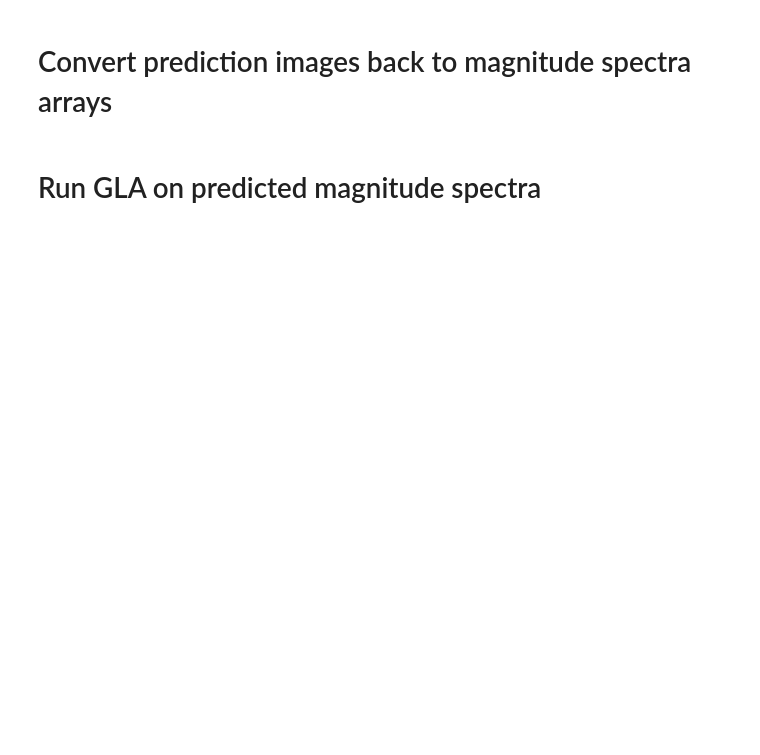
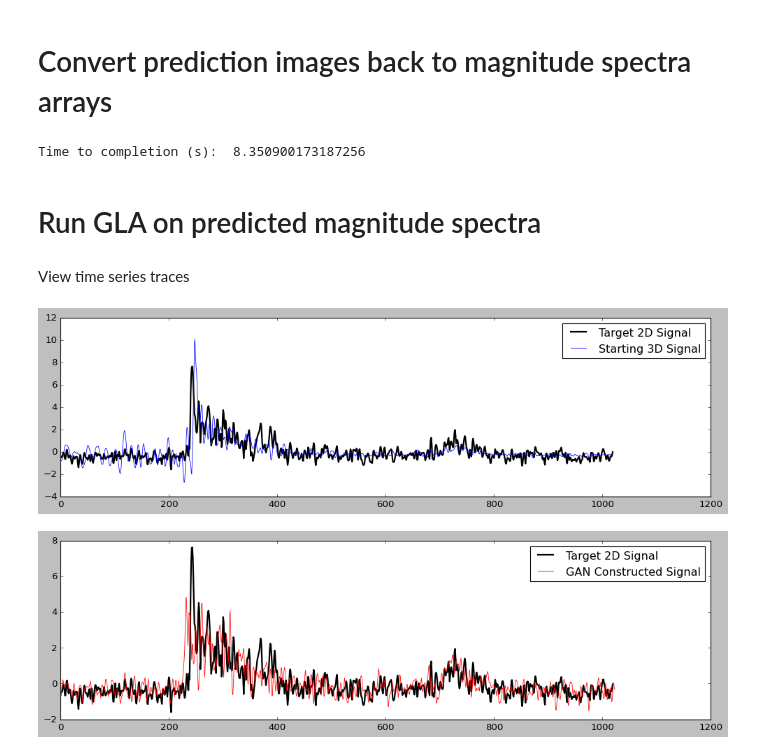
Before and after one commit to astroChance/RadNET, a Jupyter notebook: Post_DL_workbook.ipynb, the cells around one changed output. Saved outputs shown, nothing was run; the diff lists cells and outputs as text; code cells hidden in the pictures; blank space fills up the shorter version.

```diff
--- a/Post_DL_workbook.ipynb
+++ b/Post_DL_workbook.ipynb
@@ -144,2 +192,53 @@ max_val = 0
+# %%
+start = time.time()
+
+## Parameters from image generation
+colormap = 'jet'
+min_val = -10
+max_val = 1
+
+## Get random prediction
+rand_pred = random.randint(0,999)
+with Image.open(InferenceFiles[rand_pred]) as img:
+  spec_prediction = np.array(img)
+
+## Reshape prediction spectrogram back to proper size
+dim_0_repeat = 3
+dim_1_repeat = 7
+
+target_dim_0 = 65
+target_dim_1 = 33
+
+dim_0_start = 30
+dim_1_start = 12
+
+Pred_Spec = spec_prediction[dim_0_start+int(dim_0_repeat/2): (dim_0_repeat*target_dim_0)+dim_0_start+int(dim_0_repeat/2) :dim_0_repeat,
+                       dim_1_start+int(dim_1_repeat/2): (dim_1_repeat*target_dim_1)+dim_1_start+int(dim_1_repeat/2) :dim_1_repeat]
+
+
+## Grab 2D line/trace, 3D trace from filenames
+Line_2D = ImageFiles_2D[rand_pred].split('/')[-1].split('_')[1]
+trace_2D = ImageFiles_2D[rand_pred].split('/')[-1].split('_')[3].split('.')[0]
+trace_3D = ImageFiles_3D[rand_pred].split('/')[-1].split('_')[3].split('.')[0]
+
+color_retrieve = np.zeros((Pred_Spec.shape[0], Pred_Spec.shape[1]))
+
+##!!!!!!! NEED TO VECTORIZE
+for i in range(Pred_Spec.shape[0]):
+    for j in range(Pred_Spec.shape[1]):
+        color_retrieve[i,j] = get_val_color(Pred_Spec[i,j,:-1], matplotlib.cm.get_cmap(colormap))
+
+multiplier = np.abs(max_val - min_val)
+color_retrieve = (color_retrieve * multiplier) + min_val
+
+Prediction_Mag_Spec = np.exp(color_retrieve)
+
+# plt.imshow(color_retrieve,cmap=colormap, vmin=min_val, vmax=max_val)
+# plt.colorbar()
+
+end = time.time()
+print("Time to completion (s): ", end-start)
+# %% [output]
+Time to completion (s):  8.350900173187256
 # %% [markdown]
 # Run GLA on predicted magnitude spectra
@@ -152,0 +285,19 @@ window = signal.hann(nperseg, sym=False)
+# %% [markdown]
+View time series traces
+# %%
+## Plot starting 3D trace and 2D Target
+plt.figure(figsize=(15,4))
+plt.plot(standardized_2DGAN_trace, color='black', linewidth=2, label='Target 2D Signal')
+plt.plot(standardized_3DGAN_trace, color='blue', linewidth=0.7, label='Starting 3D Signal')
+plt.legend()
+plt.show()
+
+## Plot GAN prediction and 2D Target
+plt.figure(figsize=(15,4))
+plt.plot(standardized_2DGAN_trace, color='black', linewidth=2, label='Target 2D Signal')
+plt.plot(GAN_signal, color='red', linewidth=0.7, label='GAN Constructed Signal')
+plt.legend()
+plt.show()
+# %% [output]
+[figure, added]
+[figure, added]
```
Also changed, not shown: parts of 12 cells of this notebook.
